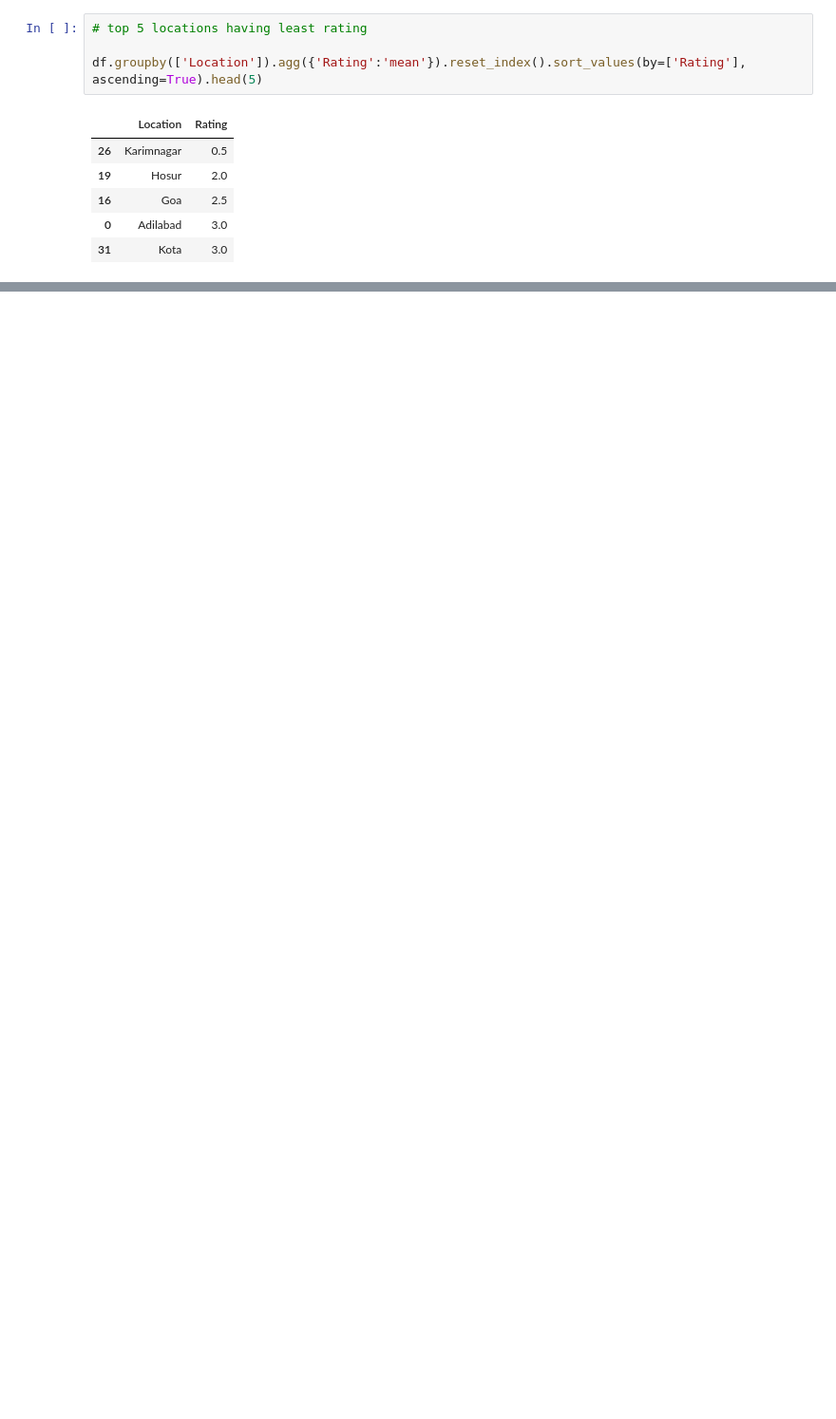
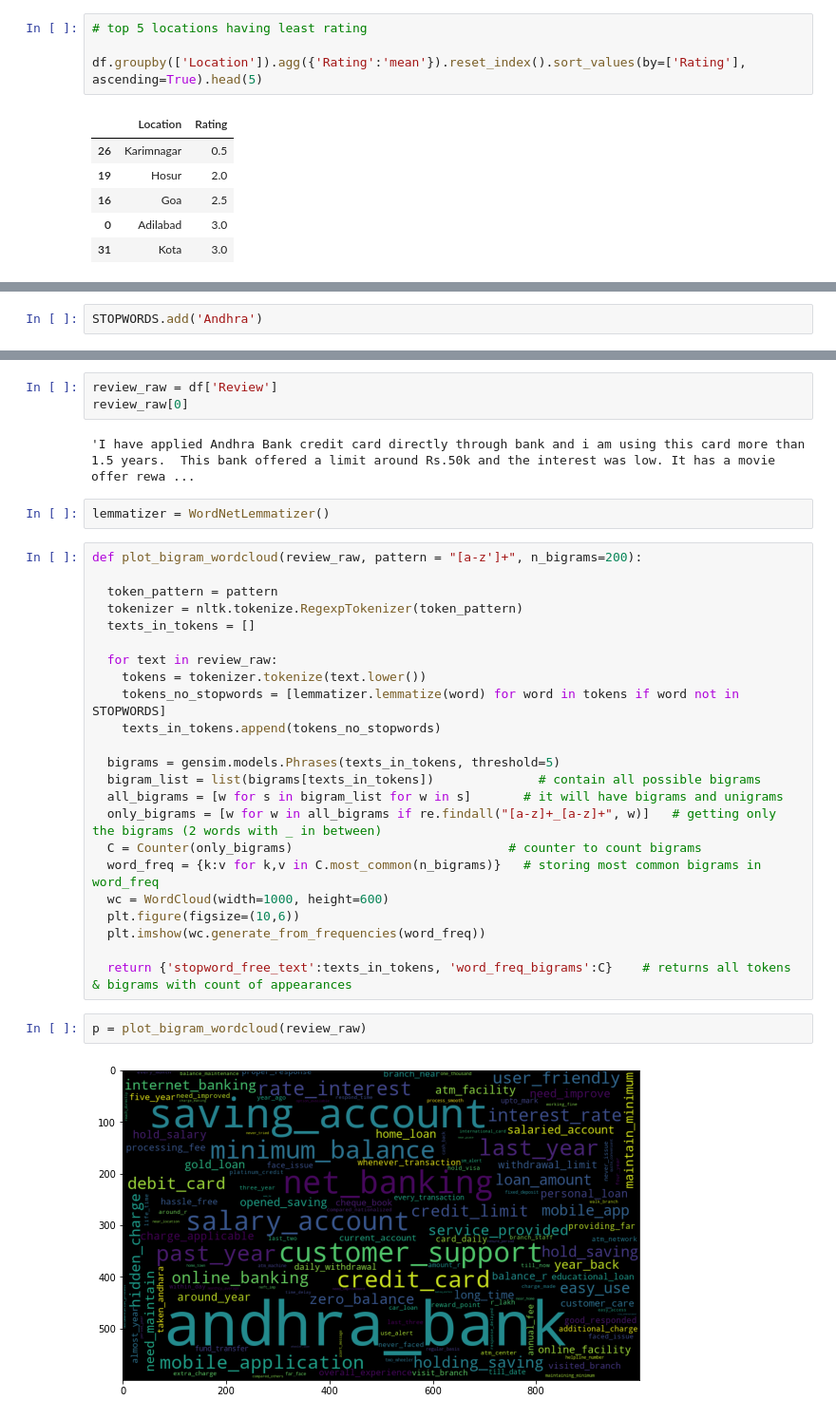
Before and after one commit to hrisav/scrape-andhra-bank-reviews, a Jupyter notebook: ANDHRA_BANK_Review.ipynb, the cells around one changed output, grey strips where cells are left out. Shown at 95% size. Drawn from its saved outputs; the diff is of its cells as text; blank space fills up the shorter version.

```diff
--- a/ANDHRA_BANK_Review.ipynb
+++ b/ANDHRA_BANK_Review.ipynb
@@ -231,0 +254,2 @@ df.groupby(['Location']).agg({'Rating':'mean'}).reset_index().sort_values(by=['R
+# %%
+STOPWORDS.add('Andhra')
@@ -231,0 +269,34 @@ df.groupby(['Location']).agg({'Rating':'mean'}).reset_index().sort_values(by=['R
+# %%
+review_raw = df['Review']
+review_raw[0]
+# %% [output]
+'I have applied Andhra Bank credit card directly through bank and i am using this card more than 1.5 years.  This bank offered a limit around Rs.50k and the interest was low. It has a movie offer rewa ...
+# %%
+lemmatizer = WordNetLemmatizer()
+# %%
+def plot_bigram_wordcloud(review_raw, pattern = "[a-z']+", n_bigrams=200):
+
+  token_pattern = pattern
+  tokenizer = nltk.tokenize.RegexpTokenizer(token_pattern)
+  texts_in_tokens = []
+
+  for text in review_raw:
+    tokens = tokenizer.tokenize(text.lower())
+    tokens_no_stopwords = [lemmatizer.lemmatize(word) for word in tokens if word not in STOPWORDS]
+    texts_in_tokens.append(tokens_no_stopwords)
+
+  bigrams = gensim.models.Phrases(texts_in_tokens, threshold=5)
+  bigram_list = list(bigrams[texts_in_tokens])              # contain all possible bigrams
+  all_bigrams = [w for s in bigram_list for w in s]       # it will have bigrams and unigrams
+  only_bigrams = [w for w in all_bigrams if re.findall("[a-z]+_[a-z]+", w)]   # getting only the bigrams (2 words with _ in between)
+  C = Counter(only_bigrams)                             # counter to count bigrams
+  word_freq = {k:v for k,v in C.most_common(n_bigrams)}   # storing most common bigrams in word_freq
+  wc = WordCloud(width=1000, height=600)
+  plt.figure(figsize=(10,6))
+  plt.imshow(wc.generate_from_frequencies(word_freq))
+
+  return {'stopword_free_text':texts_in_tokens, 'word_freq_bigrams':C}    # returns all tokens & bigrams with count of appearances
+# %%
+p = plot_bigram_wordcloud(review_raw)
+# %% [output]
+[figure, added]
```
Also changed, not shown: parts of 21 cells of this notebook.
